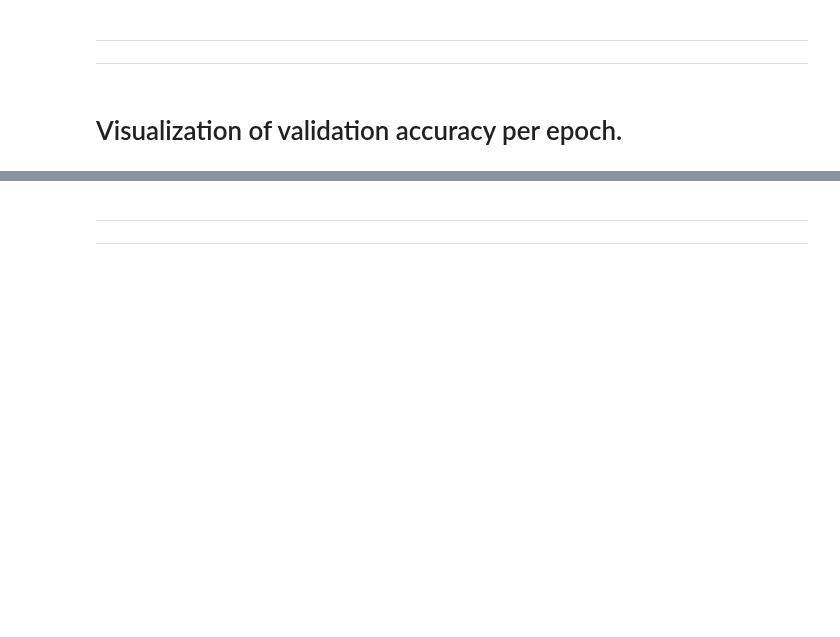
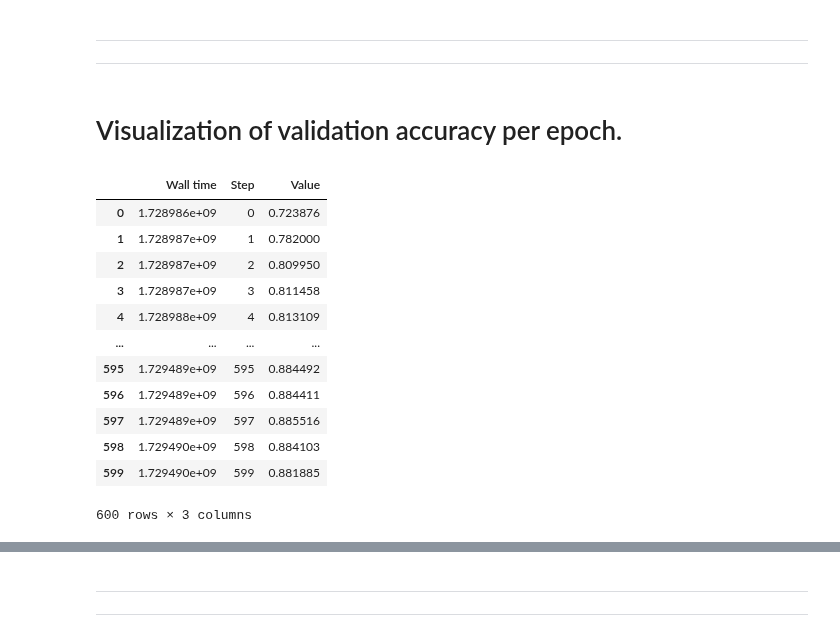
Before and after one commit to JulianAlvarezdeGiorgi/Behavioral_Tagging_of_Mice_in_multiple_Mice_setup_using_Deep_Learning, a Jupyter notebook: src/Visualization.ipynb, the cells around one changed output, grey strips where cells are left out. Drawn from its saved outputs; the diff is of its cells as text; code cells hidden in the pictures; blank space fills up the shorter version.

```diff
--- a/src/Visualization.ipynb
+++ b/src/Visualization.ipynb
@@ -268,6 +268,21 @@ import pandas as pd
 import matplotlib.pyplot as plt
 #import seaborn as sns
 # %%
-path = r'c:\Users\Usuario\Documents\Documents\MVA\Stage\DLCProject\Data\runs\new_encoder_no_linearResCon\Rearing_R\Oct17_22-38-17\csv.csv'
+path = r'c:\Users\jalvarez\Documents\Experiments\new_encoder_no_linearResCon\Sniffing_R\Oct20_13-10-57\csv.csv'
 
 df = pd.read_csv(path)
+df
+# %% [output]
+|  | Wall time | Step | Value |
+| 0 | 1.728986e+09 | 0 | 0.723876 |
+| 1 | 1.728987e+09 | 1 | 0.782000 |
+| 2 | 1.728987e+09 | 2 | 0.809950 |
+| 3 | 1.728987e+09 | 3 | 0.811458 |
+| 4 | 1.728988e+09 | 4 | 0.813109 |
+| ... | ... | ... | ... |
+| 595 | 1.729489e+09 | 595 | 0.884492 |
+| 596 | 1.729489e+09 | 596 | 0.884411 |
+| 597 | 1.729489e+09 | 597 | 0.885516 |
+| 598 | 1.729490e+09 | 598 | 0.884103 |
+| 599 | 1.729490e+09 | 599 | 0.881885 |
+600 rows × 3 columns
```
Also changed, not shown: parts of 20 cells of this notebook, 27 other files.
